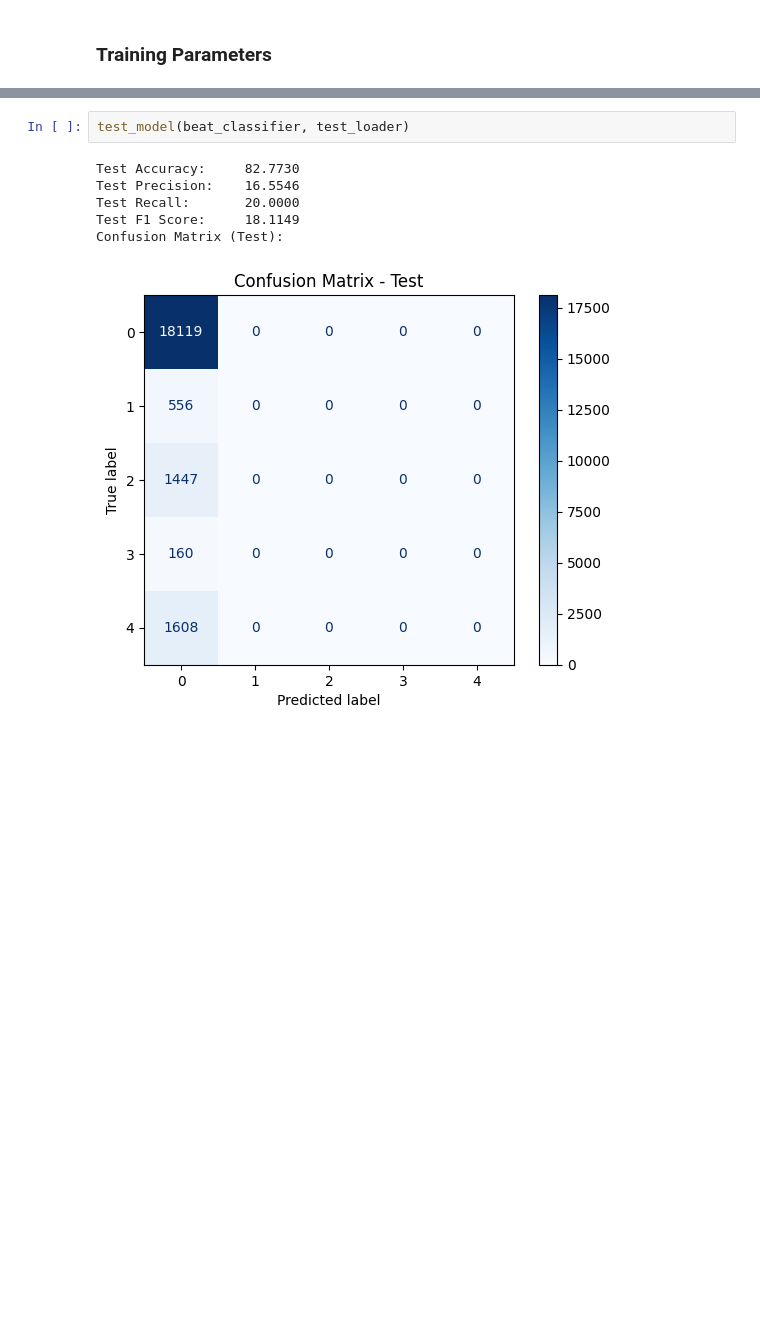
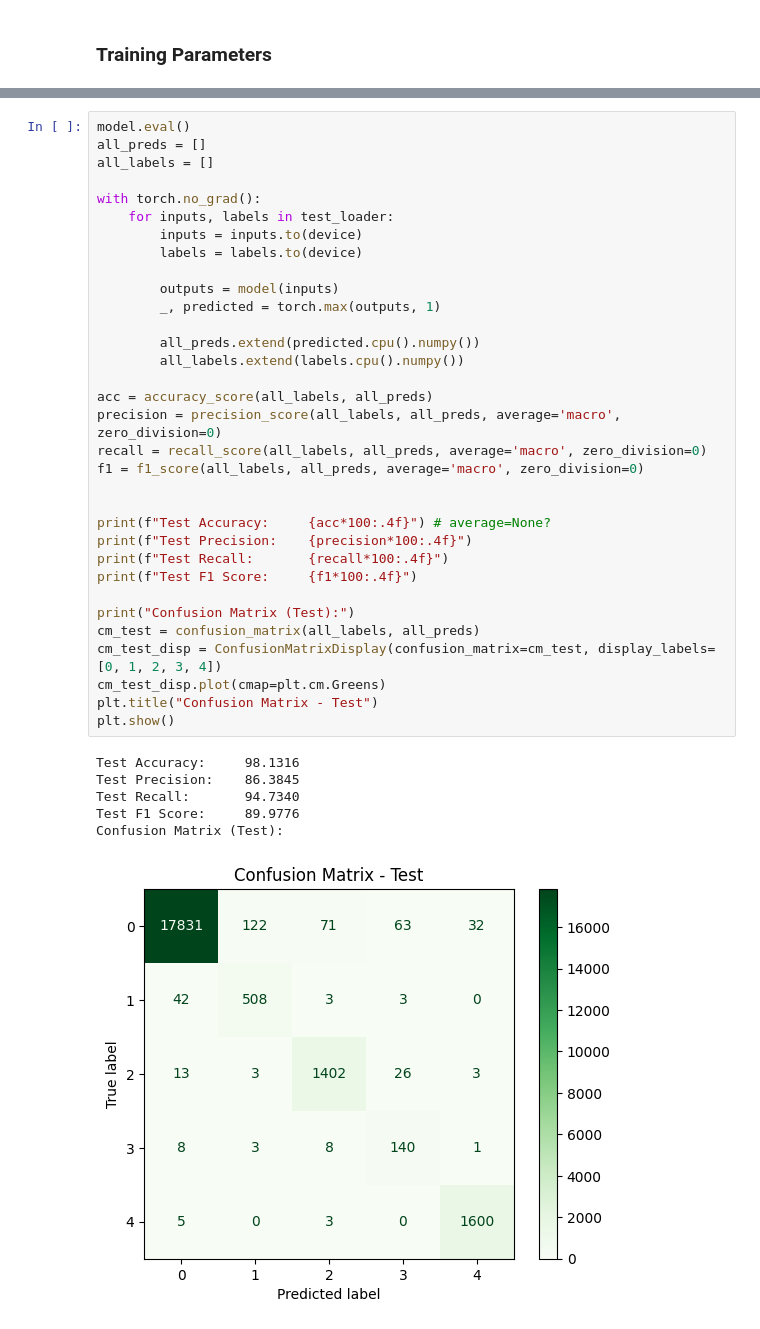
Before and after one commit to elijah-jones-2003/Heart-Rate-Monitoring, a Jupyter notebook: model_training.ipynb, the cells around one changed output, grey strips where cells are left out. Saved outputs shown, nothing was run; the diff lists cells and outputs as text; blank space fills up the shorter version.

```diff
--- a/model_training.ipynb
+++ b/model_training.ipynb
@@ -516,9 +518,40 @@ KeyboardInterrupt:
-# %%
-test_model(beat_classifier, test_loader)
-# %% [output]
-Test Accuracy:     82.7730
-Test Precision:    16.5546
-Test Recall:       20.0000
-Test F1 Score:     18.1149
-Confusion Matrix (Test):
-[figure, removed]
+# %%
+model.eval()
+all_preds = []
+all_labels = []
+
+with torch.no_grad():
+    for inputs, labels in test_loader:
+        inputs = inputs.to(device)
+        labels = labels.to(device)
+
+        outputs = model(inputs)
+        _, predicted = torch.max(outputs, 1)
+
+        all_preds.extend(predicted.cpu().numpy())
+        all_labels.extend(labels.cpu().numpy())
+
+acc = accuracy_score(all_labels, all_preds)
+precision = precision_score(all_labels, all_preds, average='macro', zero_division=0)
+recall = recall_score(all_labels, all_preds, average='macro', zero_division=0)
+f1 = f1_score(all_labels, all_preds, average='macro', zero_division=0)
+
+
+print(f"Test Accuracy:     {acc*100:.4f}") # average=None?
+print(f"Test Precision:    {precision*100:.4f}")
+print(f"Test Recall:       {recall*100:.4f}")
+print(f"Test F1 Score:     {f1*100:.4f}")
+
+print("Confusion Matrix (Test):")
+cm_test = confusion_matrix(all_labels, all_preds)
+cm_test_disp = ConfusionMatrixDisplay(confusion_matrix=cm_test, display_labels=[0, 1, 2, 3, 4])
+cm_test_disp.plot(cmap=plt.cm.Greens)
+plt.title("Confusion Matrix - Test")
+plt.show()
+# %% [output]
+Test Accuracy:     98.1316
+Test Precision:    86.3845
+Test Recall:       94.7340
+Test F1 Score:     89.9776
+Confusion Matrix (Test):
+[figure, added]
```
Also changed, not shown: parts of 14 cells of this notebook.
